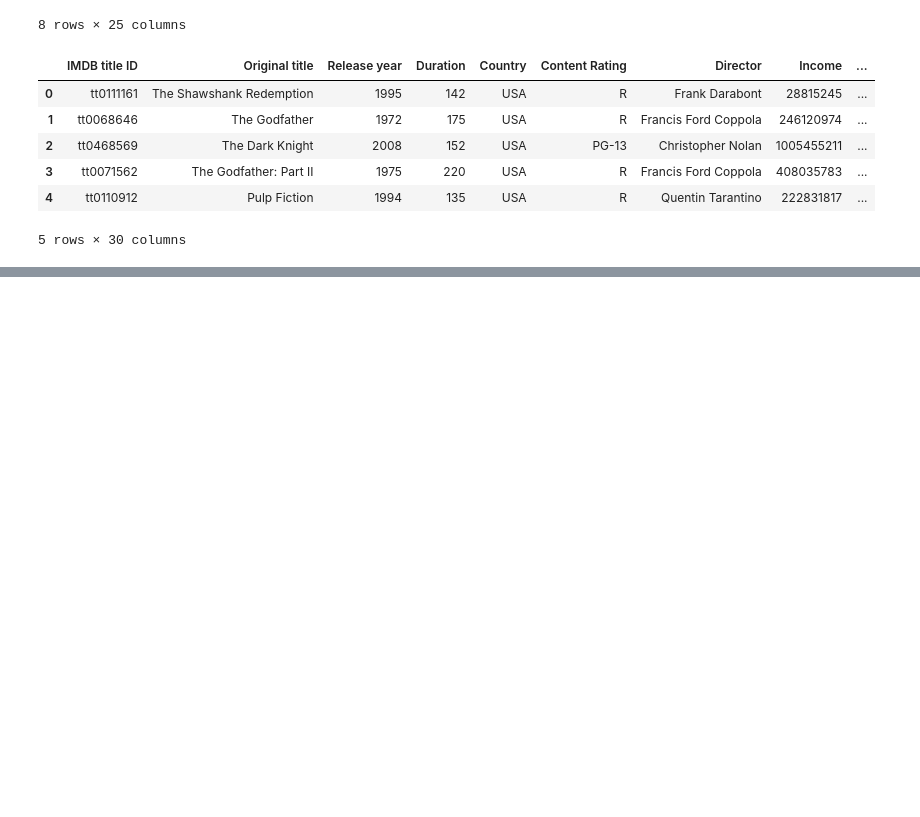
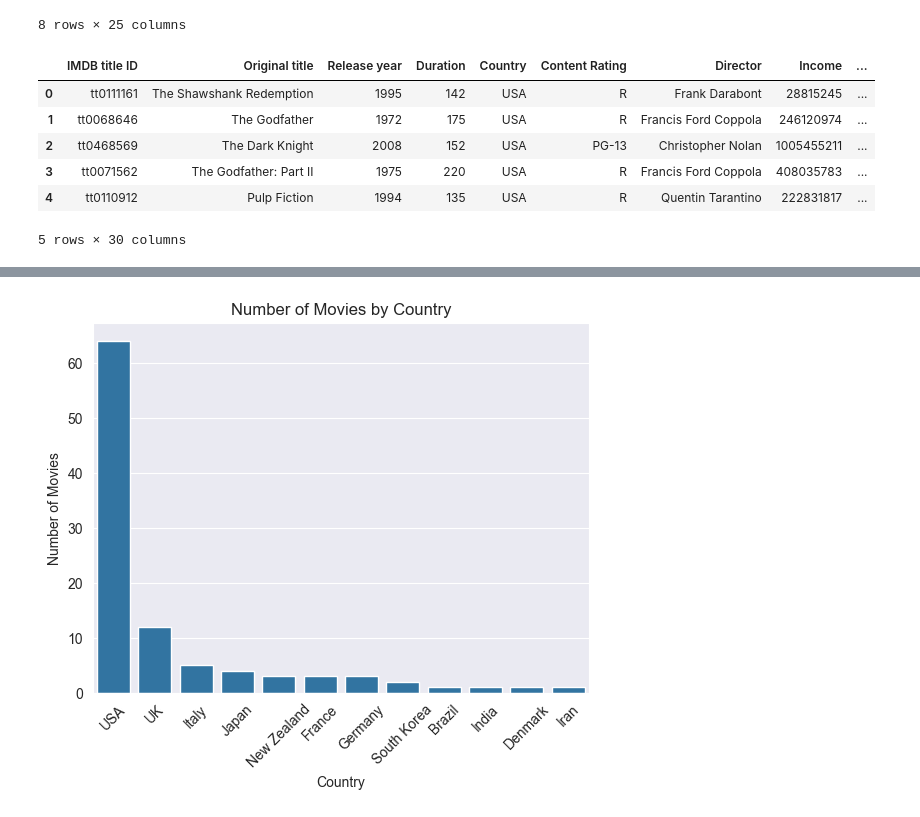
Before and after one commit to magdalena-ivanova-ds/EDA-Projects, a Jupyter notebook: food_sales/movies.ipynb, the cells around one changed output, grey strips where cells are left out. Drawn from its saved outputs; the diff is of its cells as text; code cells hidden in the pictures; blank space fills up the shorter version.

```diff
--- a/food_sales/movies.ipynb
+++ b/food_sales/movies.ipynb
@@ -357,0 +420,10 @@ movies.head()
+# %%
+country_counts = movies['Country'].value_counts()
+sns.barplot(x=country_counts.index, y=country_counts.values)
+plt.title('Number of Movies by Country')
+plt.xlabel('Country')
+plt.ylabel('Number of Movies')
+plt.xticks(rotation=45)
+plt.show()
+# %% [output]
+[figure, added]
```
Also changed, not shown: parts of 8 cells of this notebook.
